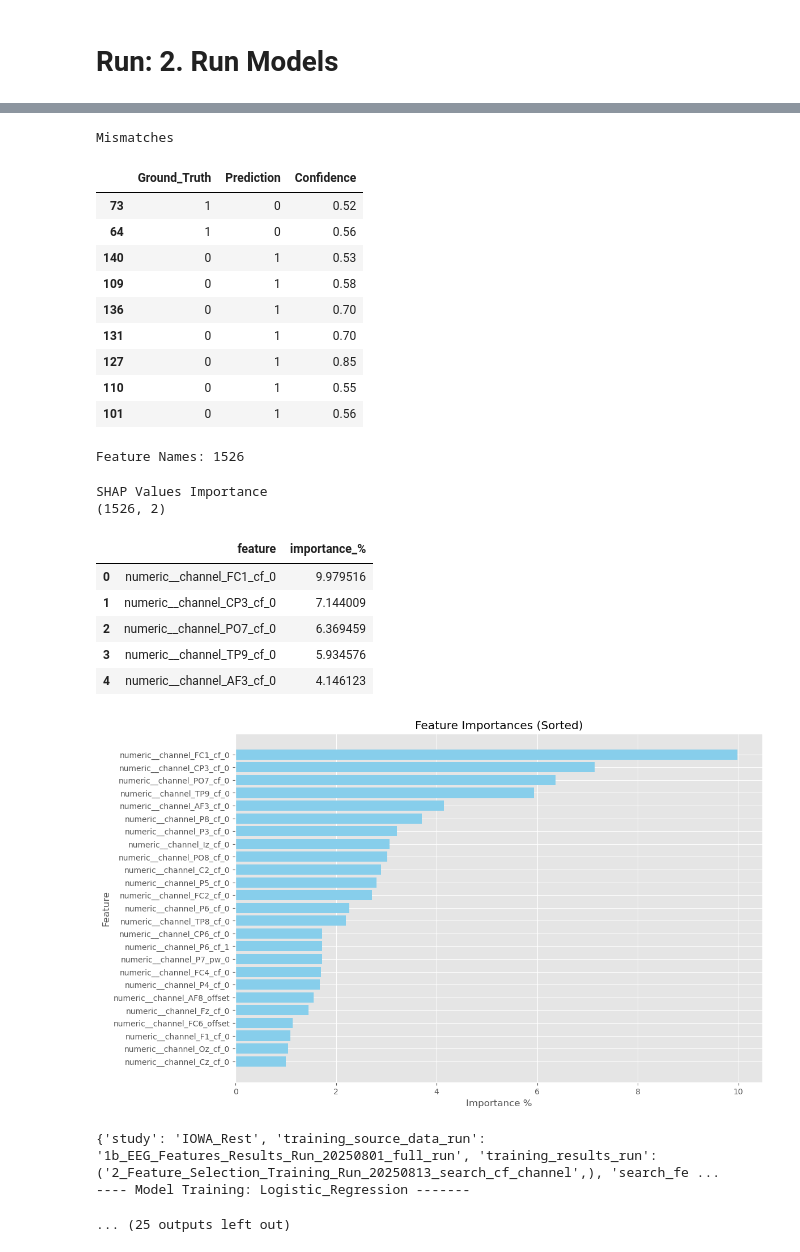
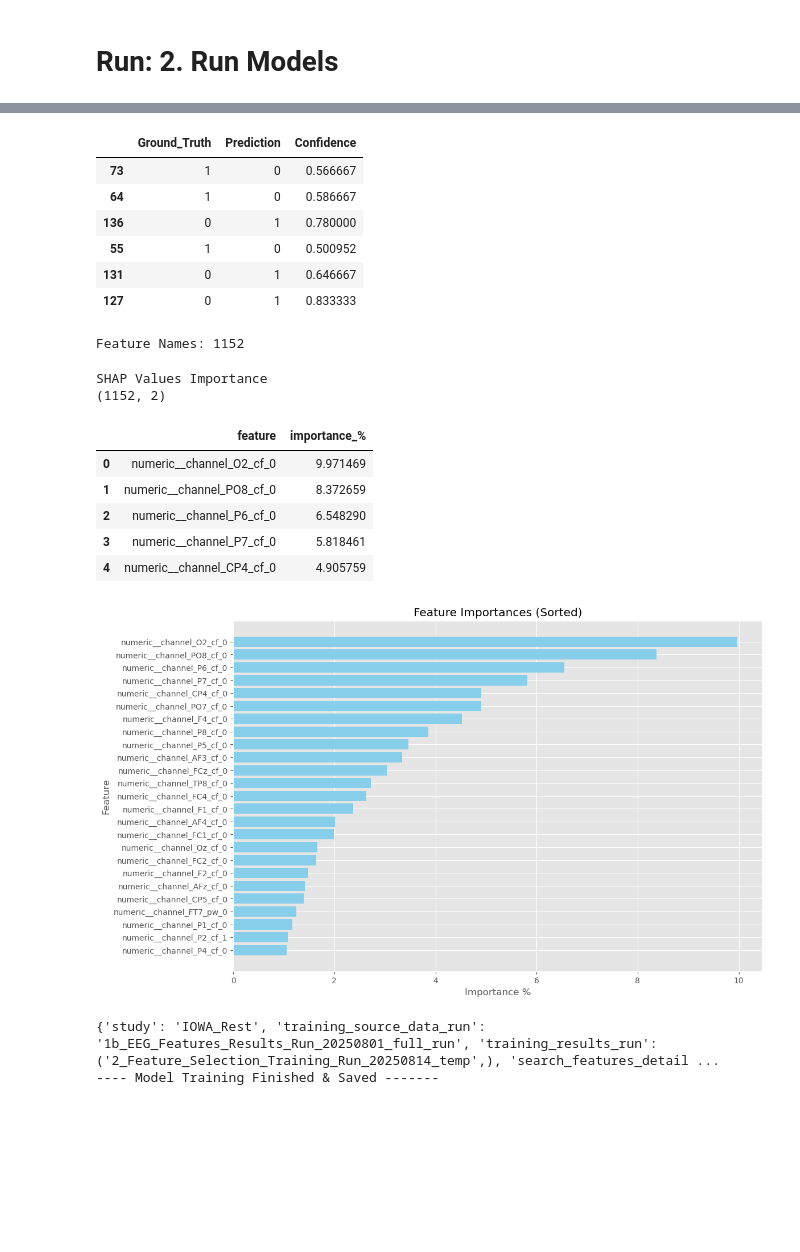
Before and after one commit to StuartG24/EEG_ML_Pipeline, a Jupyter notebook: Notebooks/2_ML_Features_Selection_Training_v11.ipynb, the cells around one changed output, grey strips where cells are left out. Saved outputs shown, nothing was run; the diff lists cells and outputs as text; code cells hidden in the pictures; blank space fills up the shorter version.

Commit message:
SHAP etc

```diff
--- a/Notebooks/2_ML_Features_Selection_Training_v11.ipynb
+++ b/Notebooks/2_ML_Features_Selection_Training_v11.ipynb
@@ -490,6 +490,8 @@ def contribution_shap(model, X_train, X_test):
     plt.title('Feature Importances (Sorted)')
     plt.gca().invert_yaxis()
     plt.show()
+
+    return shap_importance_df
 # %% [markdown]
 ## Functions - Models
 # %%
@@ -707,19 +709,19 @@ study_name = 'IOWA_Rest'
 eeg_features_run = '1b_EEG_Features_Results_Run_20250801_full_run'
 
 # Training Run Name & Params
-run_description = 'search_cf_channel'
+run_description = 'temp'
 extraction_params = {'features_detail_level': 'channel',    # region, channel, both
                      'subject_meta_include': False,
-                     'aperiodic_include': True,
-                     'periodic_include': False,
-                    #  'features_list': [] # Overides any include above
-                      'features_list': ['cf']
+                     'aperiodic_include': False,
+                     'periodic_include': True,
+                     'features_list': [] # Overides any include above
+                    #   'features_list': ['cf']
                     #  'features_list': [['cf'], ['pw'], ['bw'], ['cf', 'pw'], ['cf', 'bw'], ['cf', 'pw', 'bw'], ['pw', 'bw']]
                     }
 model_training_params = {'EEG_features_source_run': eeg_features_run}
 test_mode = True
 #----------------------------------------------------
-features_selected = [['exp', 'offset', 'cf', 'pw', 'bw']]
+
 # Get existing study details, if exists
 study_folder_path = utils.get_folder_path('Study_' + study_name)
 study_info = pd.read_pickle(study_folder_path + '/study_inf.pkl', compression='zip')
@@ -922,7 +924,9 @@ function_map = {'Random_Forest': model_train_RandForest,
                 'Logistic_Regression': model_train_LogReg,
                 'MLP_Classifier': model_train_MLPC
                 }
-models_list = ['Random_Forest', 'Logistic_Regression', 'MLP_Classifier']
+# models_list = ['Random_Forest', 'Logistic_Regression', 'MLP_Classifier']
+models_list = ['Random_Forest']
+
 
 for model_name in models_list:
     print(f'---- Model Training: {model_name} -------')
@@ -933,7 +937,7 @@ for model_name in models_list:
 
     # Evaluate Model & Features Importance (SHAP)
     eval_results, predictions_df = evaluate_model(model, X_test, y_test)
-    contribution_shap(model, X_train, X_test)
+    shap_importance_df = contribution_shap(model, X_train, X_test)
 
     # Append Metrics
     eval_results['study'] = study_name
@@ -1009,24 +1013,19 @@ Gini Index: 0.6699
+|  | Ground_Truth | Prediction | Confidence |
+| 73 | 1 | 0 | 0.566667 |
+| 64 | 1 | 0 | 0.586667 |
+| 136 | 0 | 1 | 0.780000 |
+| 55 | 1 | 0 | 0.500952 |
+| 131 | 0 | 1 | 0.646667 |
+| 127 | 0 | 1 | 0.833333 |
-Mismatches
+Feature Names: 1152
-|  | Ground_Truth | Prediction | Confidence |
-| 73 | 1 | 0 | 0.52 |
-| 64 | 1 | 0 | 0.56 |
-| 140 | 0 | 1 | 0.53 |
-| 109 | 0 | 1 | 0.58 |
-| 136 | 0 | 1 | 0.70 |
-| 131 | 0 | 1 | 0.70 |
-| 127 | 0 | 1 | 0.85 |
-| 110 | 0 | 1 | 0.55 |
-| 101 | 0 | 1 | 0.56 |
-Feature Names: 1526
+SHAP Values Importance
+(1152, 2)
-SHAP Values Importance
-(1526, 2)
 |  | feature | importance_% |
-| 0 | numeric__channel_FC1_cf_0 | 9.979516 |
-| 1 | numeric__channel_CP3_cf_0 | 7.144009 |
-| 2 | numeric__channel_PO7_cf_0 | 6.369459 |
-| 3 | numeric__channel_TP9_cf_0 | 5.934576 |
-| 4 | numeric__channel_AF3_cf_0 | 4.146123 |
+| 0 | numeric__channel_O2_cf_0 | 9.971469 |
+| 1 | numeric__channel_PO8_cf_0 | 8.372659 |
+| 2 | numeric__channel_P6_cf_0 | 6.548290 |
+| 3 | numeric__channel_P7_cf_0 | 5.818461 |
+| 4 | numeric__channel_CP4_cf_0 | 4.905759 |
-[figure, old version]
+[figure, new version]
-{'study': 'IOWA_Rest', 'training_source_data_run': '1b_EEG_Features_Results_Run_20250801_full_run', 'training_results_run': ('2_Feature_Selection_Training_Run_20250813_search_cf_channel',), 'search_fe ...
----- Model Training: Logistic_Regression -------
-... (25 outputs left out)
+{'study': 'IOWA_Rest', 'training_source_data_run': '1b_EEG_Features_Results_Run_20250801_full_run', 'training_results_run': ('2_Feature_Selection_Training_Run_20250814_temp',), 'search_features_detail ...
+---- Model Training Finished & Saved -------
```
Also changed, not shown: parts of 2 cells of this notebook, 6 other files.
